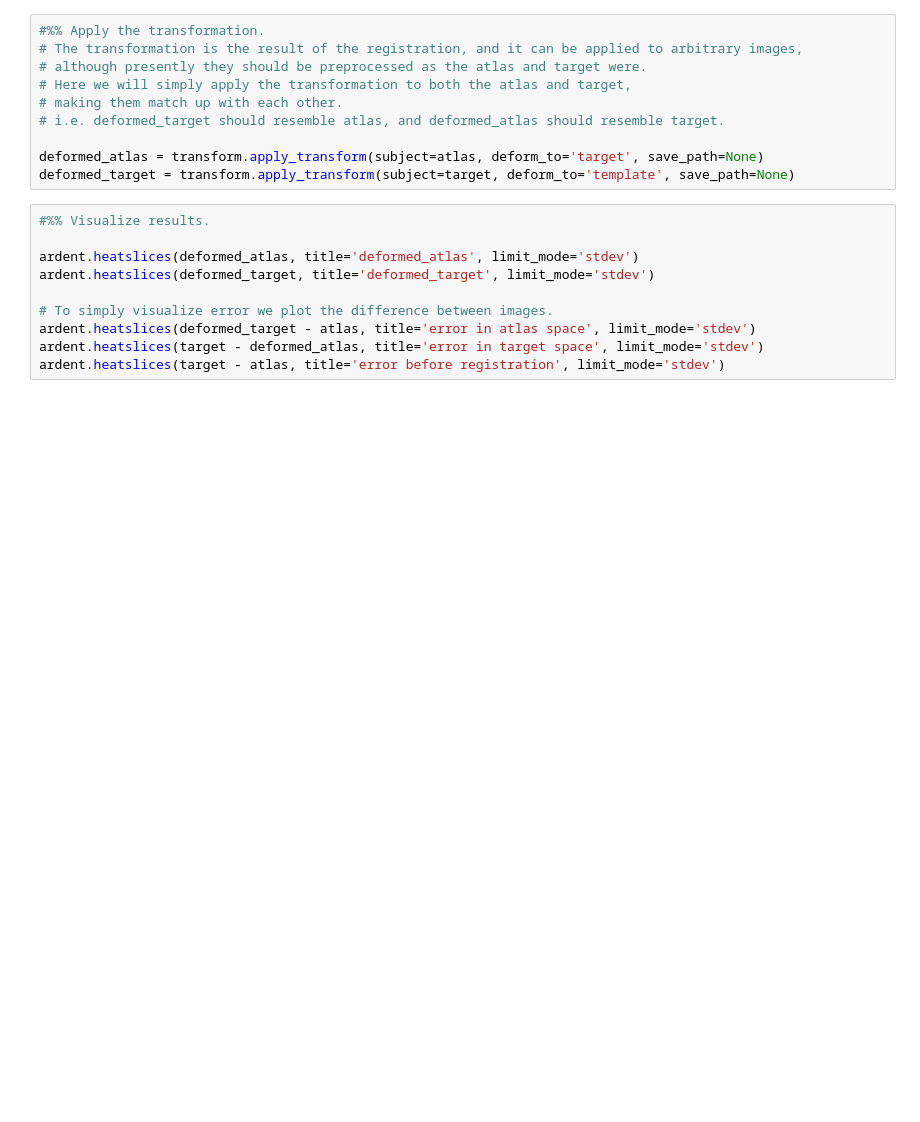
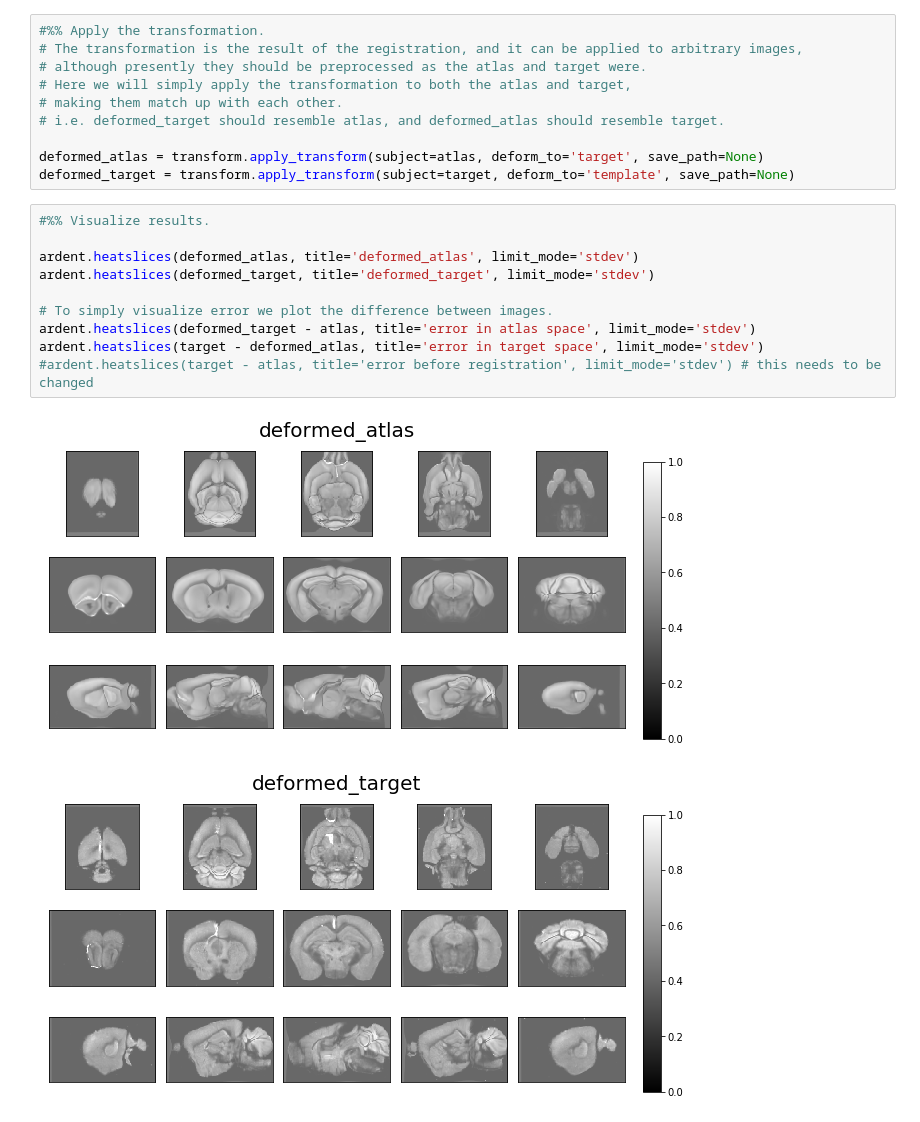
Before and after one commit to neurodata/ardent, a Jupyter notebook: demo.ipynb, the cells around one changed output. Cells and saved outputs as stored; diff of their text form; blank space fills up the shorter version.

```diff
--- a/demo.ipynb
+++ b/demo.ipynb
@@ -108,10 +162,13 @@ deformed_target = transform.apply_transform(subject=target, deform_to='template'
 # %%
 #%% Visualize results.
 
 ardent.heatslices(deformed_atlas, title='deformed_atlas', limit_mode='stdev')
 ardent.heatslices(deformed_target, title='deformed_target', limit_mode='stdev')
 
 # To simply visualize error we plot the difference between images.
 ardent.heatslices(deformed_target - atlas, title='error in atlas space', limit_mode='stdev')
 ardent.heatslices(target - deformed_atlas, title='error in target space', limit_mode='stdev')
-ardent.heatslices(target - atlas, title='error before registration', limit_mode='stdev')
+#ardent.heatslices(target - atlas, title='error before registration', limit_mode='stdev') # this needs to be changed
+# %% [output]
+[figure, added]
+[figure, added]
```
Also changed, not shown: parts of 9 cells of this notebook, 3 other files.
